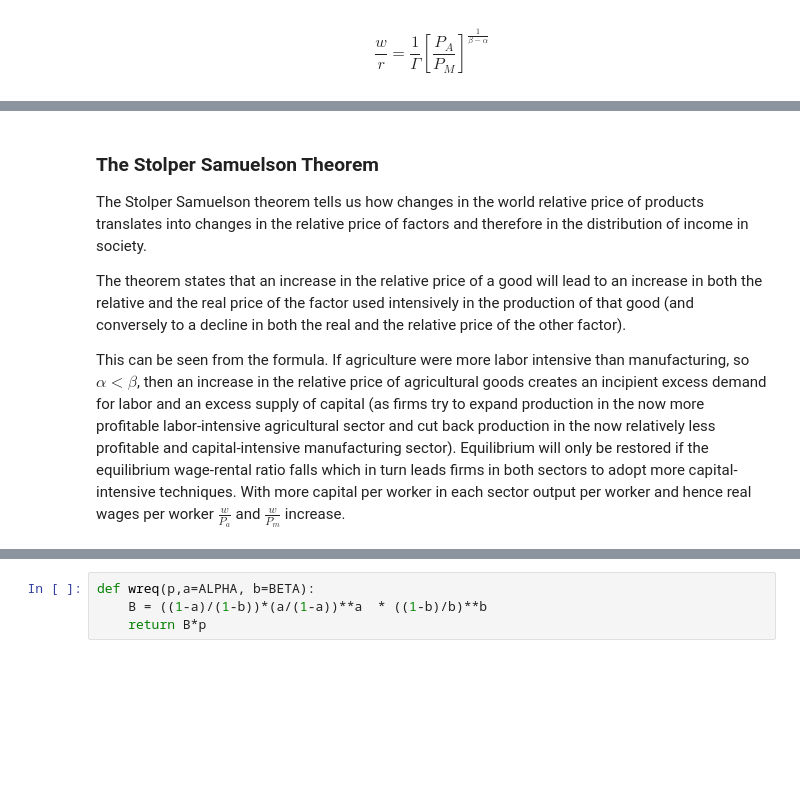
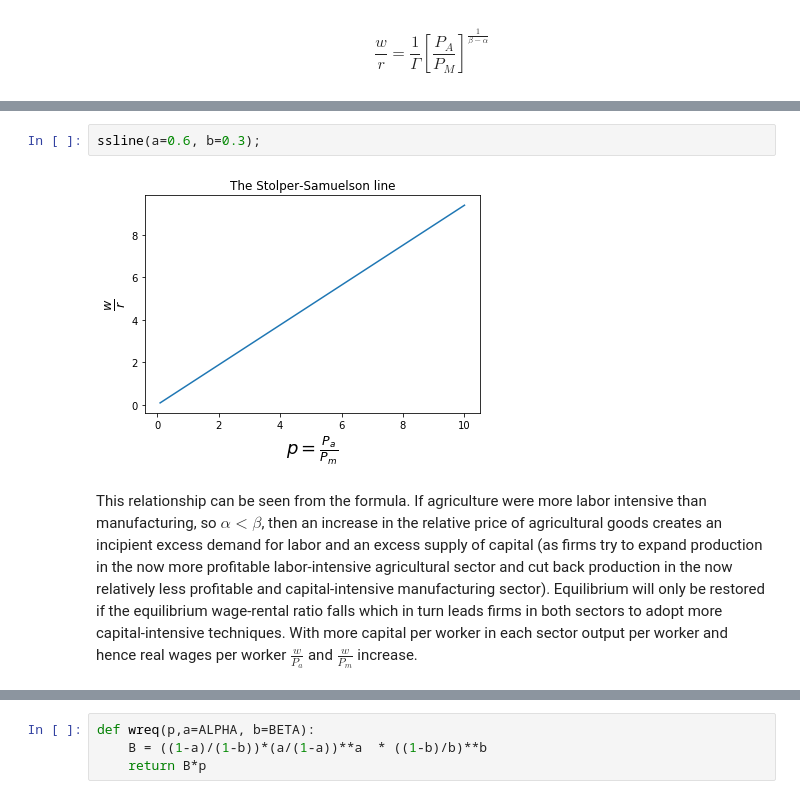
Before and after one commit to jhconning/Dev-II, a Jupyter notebook: notebooks/EdgeworthProduction.ipynb, the cells around one changed output, grey strips where cells are left out. Drawn from its saved outputs; the diff is of its cells as text; blank space fills up the shorter version.

```diff
--- a/notebooks/EdgeworthProduction.ipynb
+++ b/notebooks/EdgeworthProduction.ipynb
@@ -205,8 +136,6 @@ $$\frac{w}{r} = \frac{1}{\Gamma} \left [  \frac{P_A}{P_M}   \right ]^\frac{1}{\b
+# %%
+ssline(a=0.6, b=0.3);
+# %% [output]
+[figure, added]
 # %% [markdown]
-### The Stolper Samuelson Theorem
-
-The Stolper Samuelson theorem tells us how changes in the world relative price of products translates into changes in the relative price of factors and therefore in the distribution of income in society.
-
-The theorem states that an increase in the relative price of a good will lead to an increase in both the relative and the real price of the factor used intensively in the production of that good (and conversely to a decline in both the real and the relative price of the other factor).
-
-This can be seen from the formula.  If agriculture were more labor intensive than manufacturing, so $\alpha < \beta$, then an increase in the relative price of agricultural goods creates an incipient excess demand for labor and an excess supply of capital (as firms try to expand production in the now more profitable labor-intensive agricultural sector and cut back production in the now relatively less profitable and capital-intensive manufacturing sector). Equilibrium will only be restored if the equilibrium wage-rental ratio falls which in turn leads firms in both sectors to adopt more capital-intensive techniques.  With more capital per worker in each sector output per worker and hence real wages per worker $\frac{w}{P_a}$ and $\frac{w}{P_m}$ increase.
+This relationship can be seen from the formula.  If agriculture were more labor intensive than manufacturing, so $\alpha < \beta$, then an increase in the relative price of agricultural goods creates an incipient excess demand for labor and an excess supply of capital (as firms try to expand production in the now more profitable labor-intensive agricultural sector and cut back production in the now relatively less profitable and capital-intensive manufacturing sector). Equilibrium will only be restored if the equilibrium wage-rental ratio falls which in turn leads firms in both sectors to adopt more capital-intensive techniques.  With more capital per worker in each sector output per worker and hence real wages per worker $\frac{w}{P_a}$ and $\frac{w}{P_m}$ increase.
```
Also changed, not shown: parts of 33 cells of this notebook.
